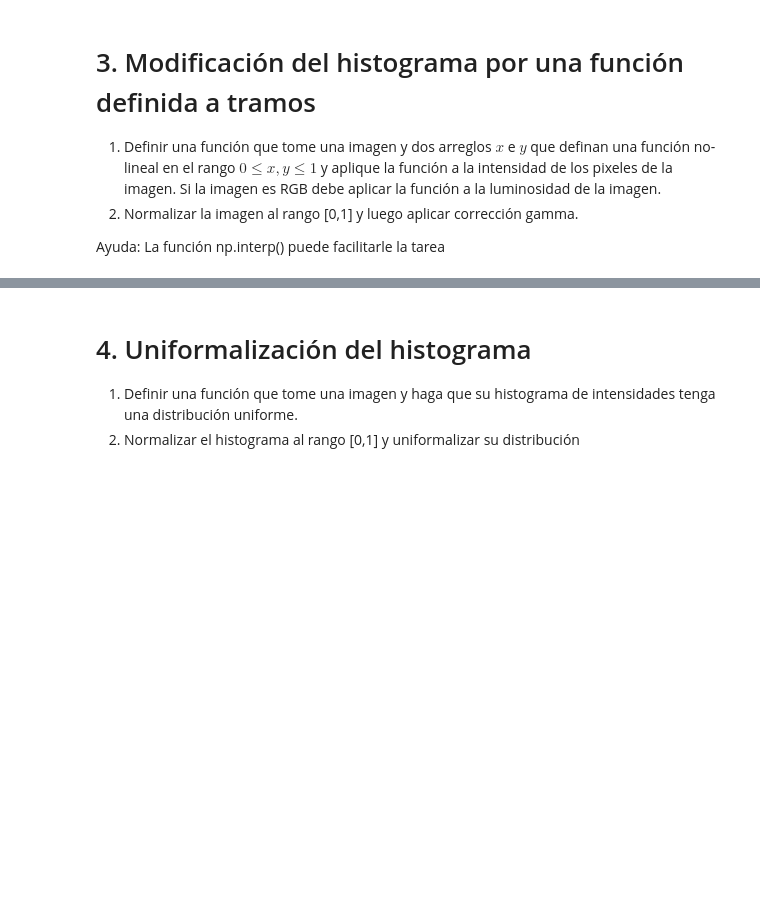
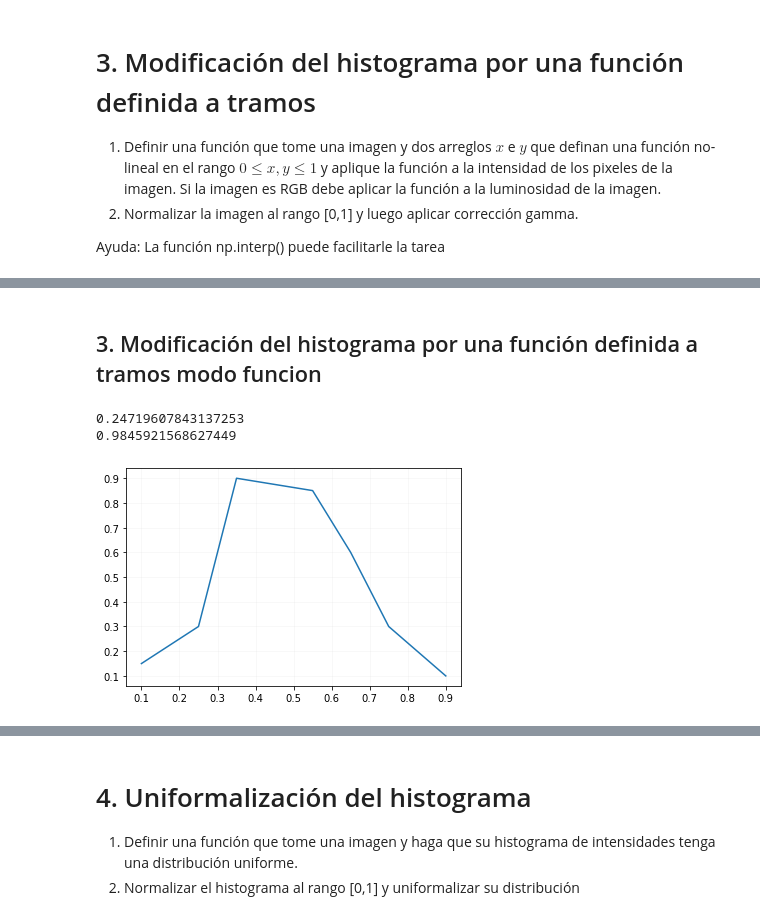
Before and after one commit to tarraga888/PDI_Practicas, a Jupyter notebook: P3EDTT.ipynb, the cells around one changed output, grey strips where cells are left out. Cells and saved outputs as stored; diff of their text form; code cells hidden in the pictures; blank space fills up the shorter version.

```diff
--- a/P3EDTT.ipynb
+++ b/P3EDTT.ipynb
@@ -107,8 +107,22 @@ $\gamma = 2^{-\alpha}$
 
 De esta manera, cuando $\alpha=1 \rightarrow \gamma=1/2$, y cuando $\alpha=-1 \rightarrow \gamma=2$. Entonces, para $\alpha>0$ la luminosidad aumenta y para $\alpha<0$ disminuye.
 # %%
+#Convertir al espacio YIQ
+YIQ2=rgb2yiq(Imagen_RGB)
+Ymin2=YIQ2[:,:,0].min()
+Ymax2=YIQ2[:,:,0].max()
+print(Ymin)
+print(Ymax)
+#
+YIQN2 = YIQ2.copy()
+YIQN2[:,:,0]   =(YIQ2[:,:,0]-Ymin2)/(Ymax2-Ymin2) # Normalizacion de cero a 1
+Ymin2=YIQN2[:,:,0].min()
+Ymax2=YIQN2[:,:,0].max()
+print(Ymin2)
+print(Ymax2)
+
 ## Se procede a usar la matriz normalizada con valores maximos y minimos
-Filas,Columnas,Canales=YIQN.shape # obtenemos el tamaño de la imagen original de YIQ
+Filas,Columnas,Canales=YIQN2.shape # obtenemos el tamaño de la imagen original de YIQ
 YIQGama = np.zeros((Filas,Columnas,3)) # Genera matriz vacia para Gama=1/2
 YIQGama[:,:,1]=YIQN[:,:,1]
 YIQGama[:,:,2]=YIQN[:,:,2]
@@ -198,0 +212,32 @@ Text(0.5, 1.0, 'Imagen LINEAL A TROZOS')
+# %% [markdown]
+## 3. Modificación del histograma por una función definida a tramos modo funcion
+# %%
+#Convertir al espacio YIQ
+YIQ3=rgb2yiq(Imagen_RGB)
+Ymin3=YIQ3[:,:,0].min()
+Ymax3=YIQ3[:,:,0].max()
+print(Ymin3)
+print(Ymax3)
+#Crear la funcion espacio Y a normalizar
+YIQN3 = YIQ3.copy()
+YIQN3[:,:,0]   =(YIQ3[:,:,0]-Ymin3)/(Ymax3-Ymin3) # Normalizacion de cero a 1
+#Se va definir lo puntos de la funcion
+x = [0.1,0.25,0.35,0.55,0.65,0.75,0.90]
+y = [0.15,0.30,0.90,0.85,0.60,0.30,0.10]
+plt.plot(x, y)
+plt.grid(alpha=0.1)
+#Se utiliza Imagen 1 normalizado por max y min
+YIQLTF = np.zeros((Filas,Columnas,3)) # Genera matriz vacia para Gama=2
+YIQLTF[:,:,1]=YIQN3[:,:,1]
+YIQLTF[:,:,2]=YIQN3[:,:,2]
+#Puntos a evaluar
+# Calcular valores de Y
+for i in range(Filas):
+    for j in range(Columnas) :
+                   Val=YIQN3[i,j,0]
+                   Ymodif=np.interp(Val, x, y)
+                   YIQLTF[i,j,0] = Ymodif #Si es menor a Ymin_ entonces Y=
+# %% [output]
+0.24719607843137253
+0.9845921568627449
+[figure, added]
```
Also changed, not shown: parts of 12 cells of this notebook.
